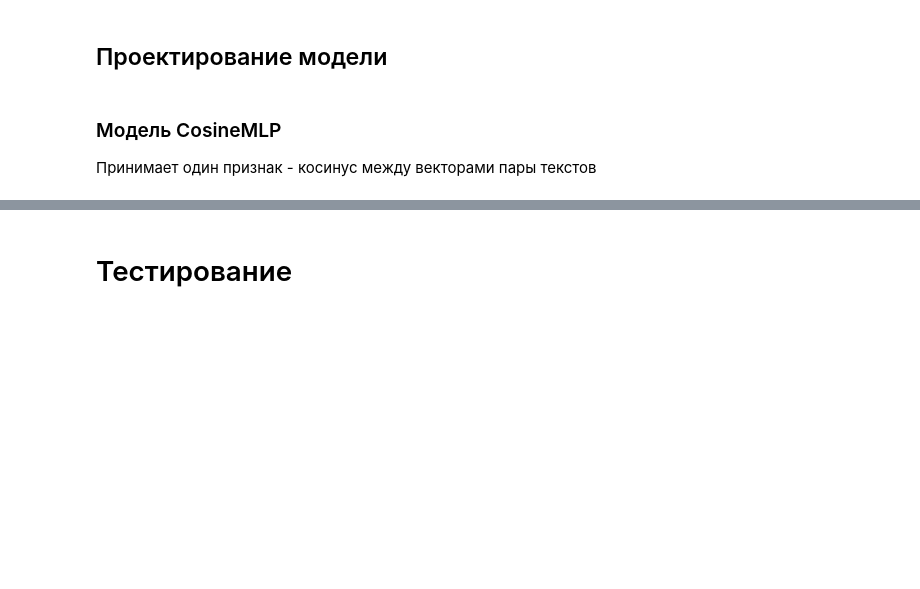
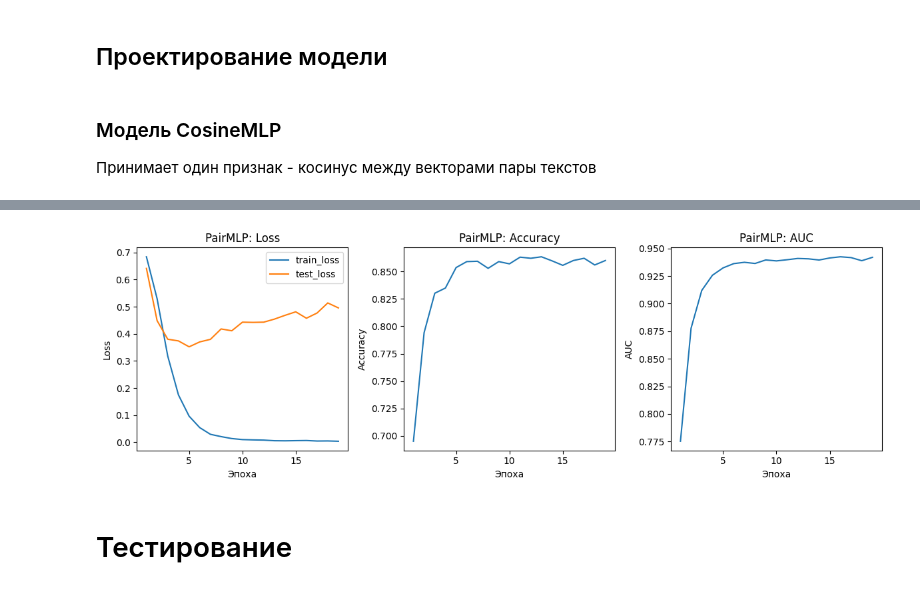
Before and after one commit to MillyQQQ/PDipPraktika, a Jupyter notebook: nlp_ml_similarity.ipynb, the cells around one changed output, grey strips where cells are left out. Drawn from its saved outputs; the diff is of its cells as text; code cells hidden in the pictures; blank space fills up the shorter version.

Commit message:
Добавление модели pair_mlp

```diff
--- a/nlp_ml_similarity.ipynb
+++ b/nlp_ml_similarity.ipynb
@@ -634,0 +685,19 @@ torch.save(cos_model.state_dict(), "models/cosine_mlp.pt")
+# %%
+class PairMLP(nn.Module):
+    def __init__(self, input_dim, hidden_dim=256, dropout_p=0.3):
+        super().__init__()
+        self.net = nn.Sequential(
+            nn.Linear(input_dim * 2, hidden_dim),
+            nn.ReLU(),
+            nn.Dropout(dropout_p),
+            nn.Linear(hidden_dim, hidden_dim // 2),
+            nn.ReLU(),
+            nn.Linear(hidden_dim // 2, 1)
+        )
+
+    def forward(self, x1, x2):
+        x = torch.cat([x1, x2], dim=1)
+        return self.net(x)
+
+input_dim = X_train.shape[1]
+print("Размер TF-IDF признакового пространства:", input_dim)
@@ -634,0 +825,32 @@ torch.save(cos_model.state_dict(), "models/cosine_mlp.pt")
+# %%
+epochs = range(1, len(hist_pair["train_loss"]) + 1)
+
+plt.figure(figsize=(12, 4))
+
+# Loss
+plt.subplot(1, 3, 1)
+plt.plot(epochs, hist_pair["train_loss"], label="train_loss")
+plt.plot(epochs, hist_pair["test_loss"], label="test_loss")
+plt.xlabel("Эпоха")
+plt.ylabel("Loss")
+plt.title("PairMLP: Loss")
+plt.legend()
+
+# Accuracy
+plt.subplot(1, 3, 2)
+plt.plot(epochs, hist_pair["test_acc"], label="test_acc")
+plt.xlabel("Эпоха")
+plt.ylabel("Accuracy")
+plt.title("PairMLP: Accuracy")
+
+# AUC
+plt.subplot(1, 3, 3)
+plt.plot(epochs, hist_pair["test_auc"], label="test_auc")
+plt.xlabel("Эпоха")
+plt.ylabel("AUC")
+plt.title("PairMLP: AUC")
+
+plt.tight_layout()
+plt.show()
+# %% [output]
+[figure, added]
```
Also changed, not shown: parts of 18 cells of this notebook, 3 other files.
